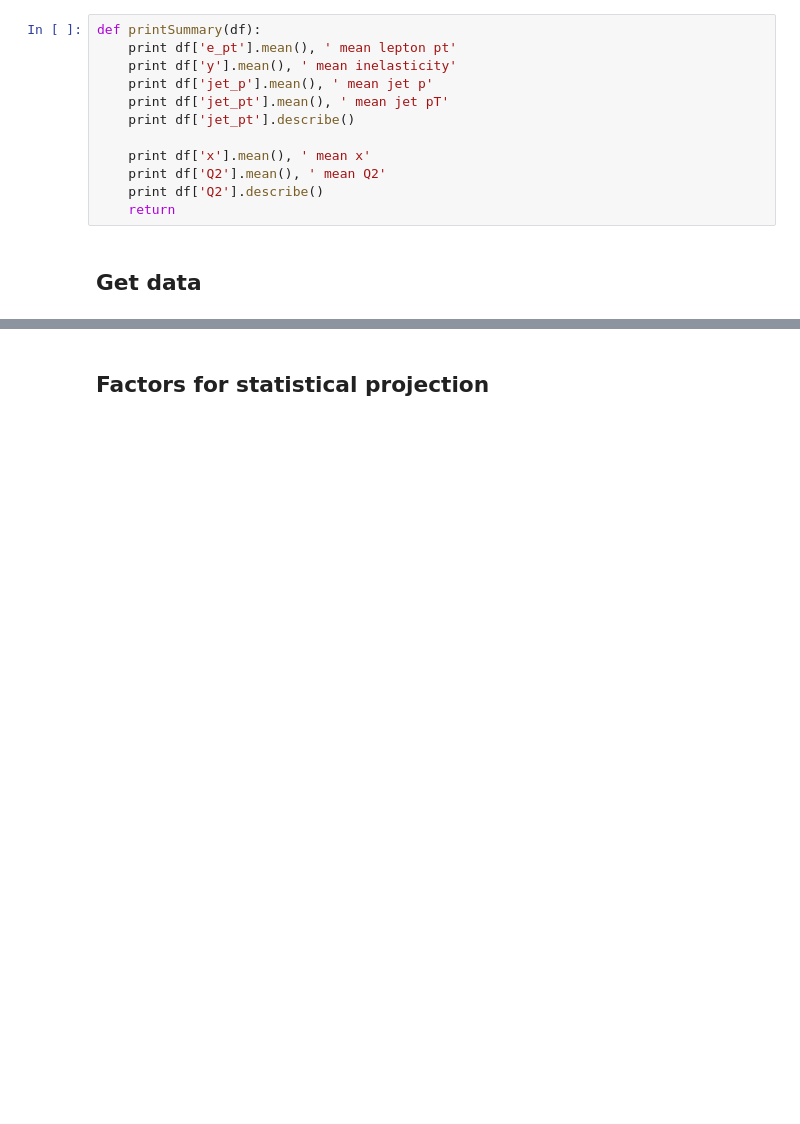
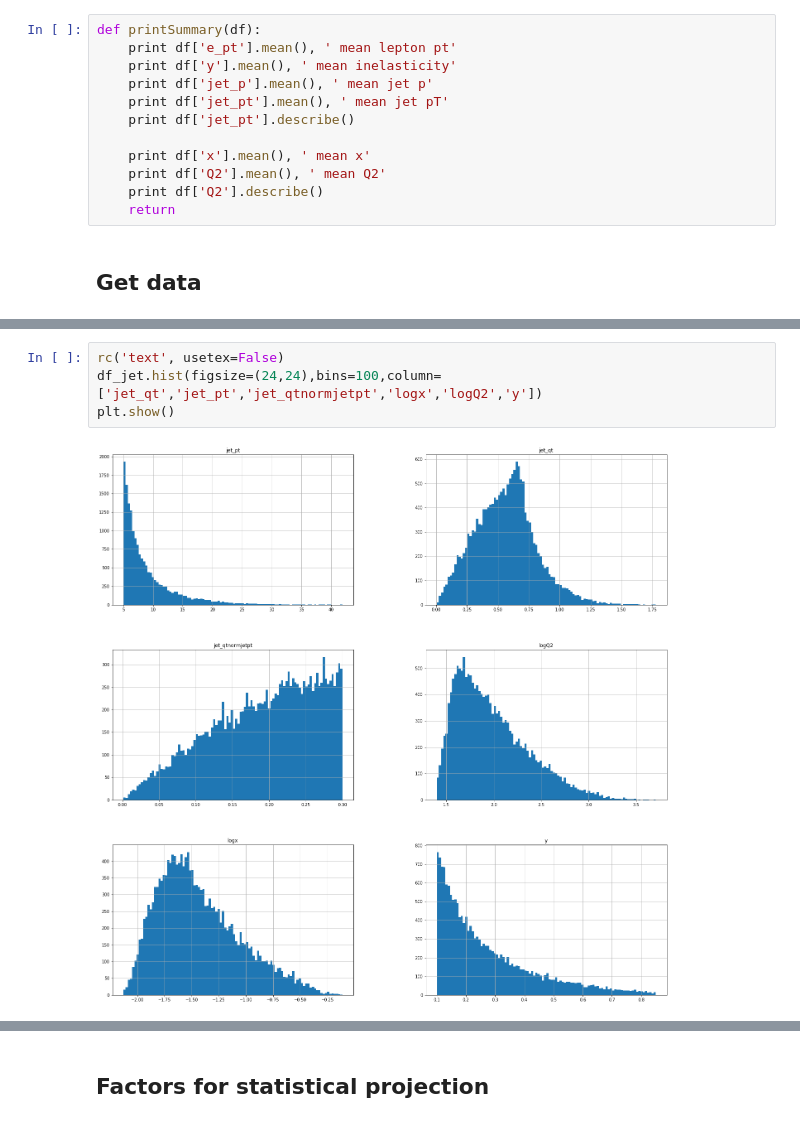
Before and after one commit to miguelignacio/eicsim, a Jupyter notebook: Sivers.ipynb, the cells around one changed output, grey strips where cells are left out. Cells and saved outputs as stored; diff of their text form; blank space fills up the shorter version.

```diff
--- a/Sivers.ipynb
+++ b/Sivers.ipynb
@@ -214,3 +194,9 @@ dphi_e_jet>3.14159-0.4 24663  fraction kept: 53.4
+# %%
+rc('text', usetex=False)
+df_jet.hist(figsize=(24,24),bins=100,column=['jet_qt','jet_pt','jet_qtnormjetpt','logx','logQ2','y'])
+plt.show()
+# %% [output]
+[figure, added]
 # %%
 import seaborn as sns
 nbins = 12
```
Also changed, not shown: parts of 18 cells of this notebook, 1 other file.
